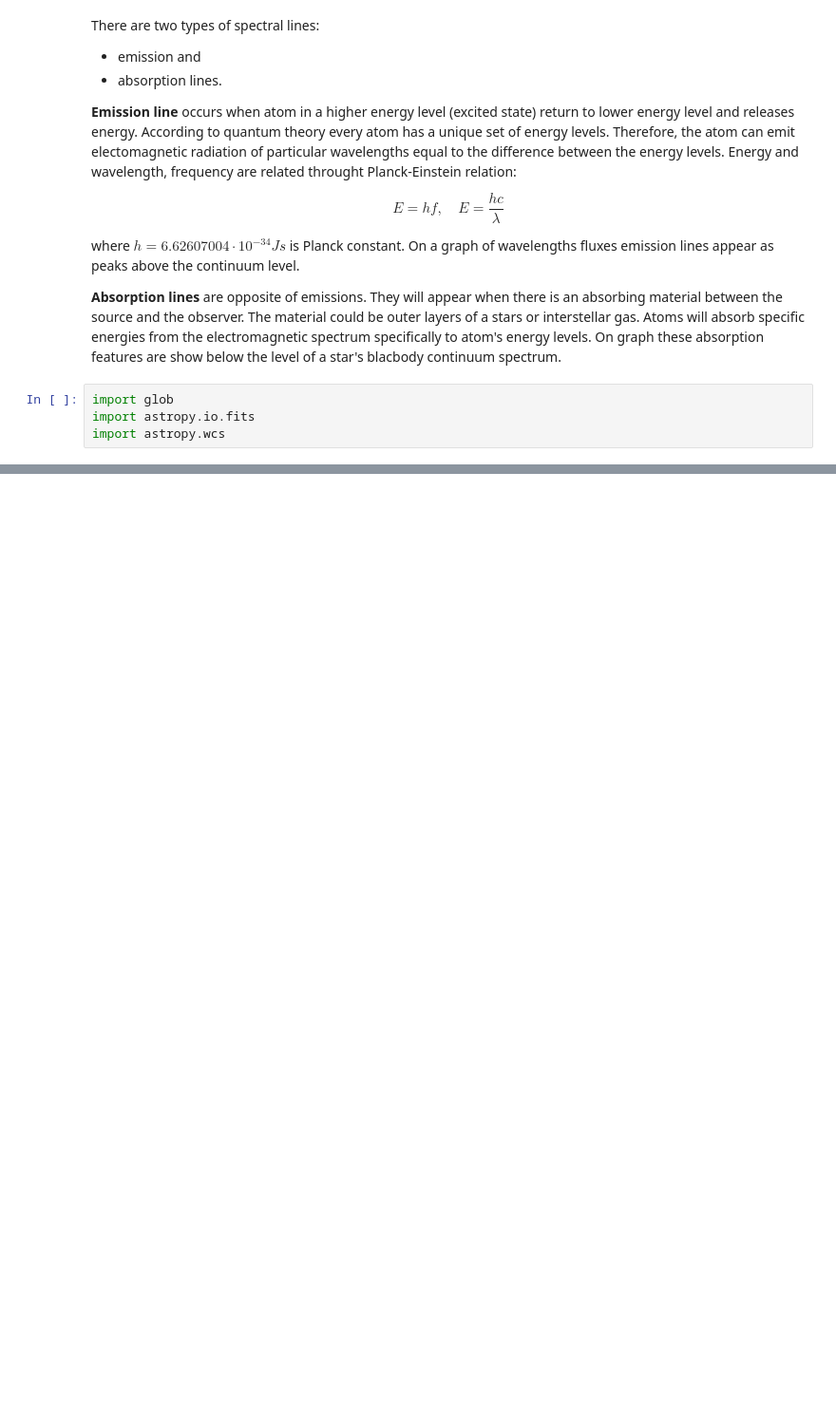
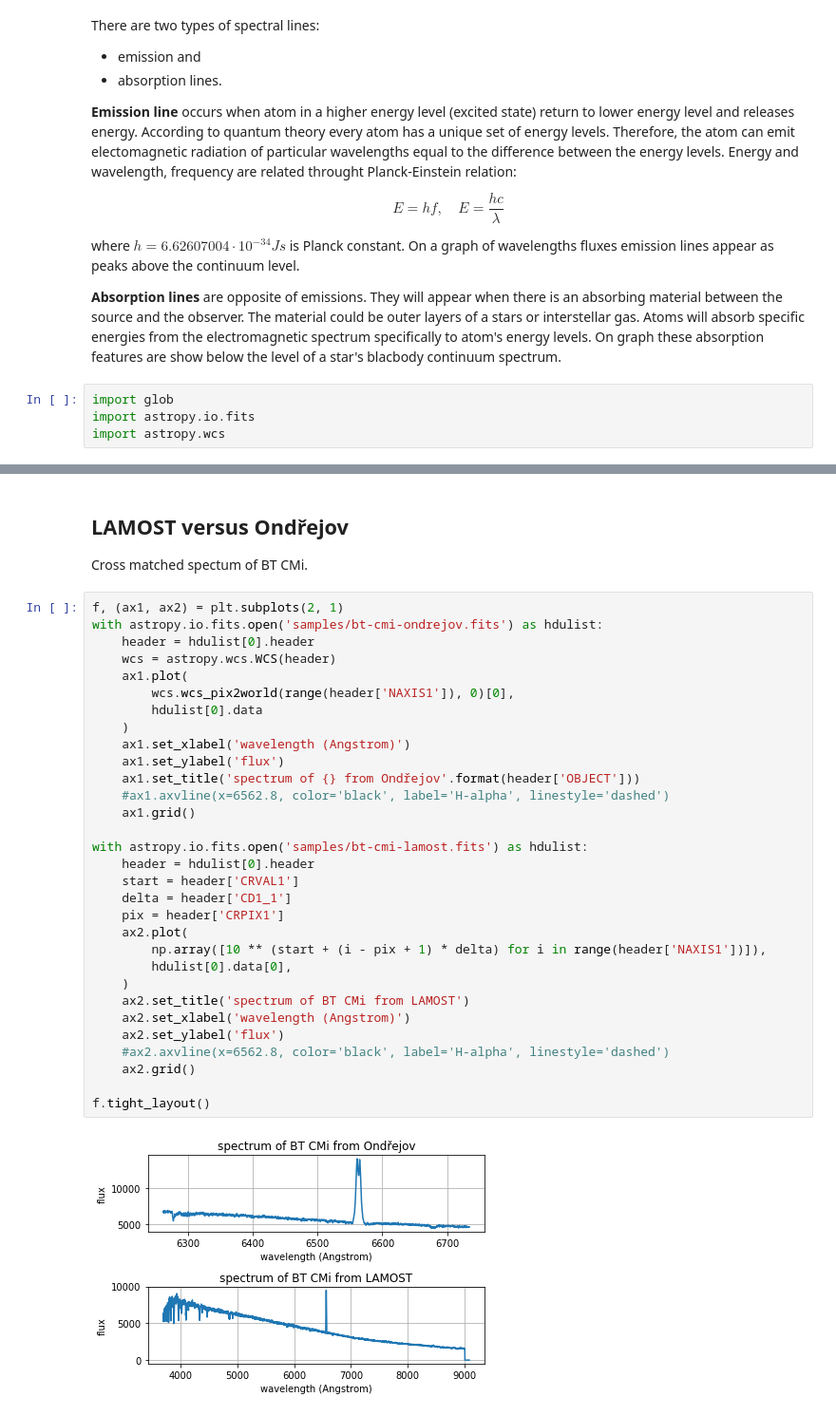
Before and after one commit to podondra/bt-spectraldl, a Jupyter notebook: notebooks/spectroscopy.ipynb, the cells around one changed output, grey strips where cells are left out. Shown at 95% size. Saved outputs shown, nothing was run; the diff lists cells and outputs as text; blank space fills up the shorter version.

```diff
--- a/notebooks/spectroscopy.ipynb
+++ b/notebooks/spectroscopy.ipynb
@@ -140,0 +154,37 @@ with astropy.io.fits.open(
+# %% [markdown]
+## LAMOST versus Ondřejov
+
+Cross matched spectum of BT CMi.
+# %%
+f, (ax1, ax2) = plt.subplots(2, 1)
+with astropy.io.fits.open('samples/bt-cmi-ondrejov.fits') as hdulist:
+    header = hdulist[0].header
+    wcs = astropy.wcs.WCS(header)
+    ax1.plot(
+        wcs.wcs_pix2world(range(header['NAXIS1']), 0)[0],
+        hdulist[0].data
+    )
+    ax1.set_xlabel('wavelength (Angstrom)')
+    ax1.set_ylabel('flux')
+    ax1.set_title('spectrum of {} from Ondřejov'.format(header['OBJECT']))
+    #ax1.axvline(x=6562.8, color='black', label='H-alpha', linestyle='dashed')
+    ax1.grid()
+
+with astropy.io.fits.open('samples/bt-cmi-lamost.fits') as hdulist:
+    header = hdulist[0].header
+    start = header['CRVAL1']
+    delta = header['CD1_1']
+    pix = header['CRPIX1']
+    ax2.plot(
+        np.array([10 ** (start + (i - pix + 1) * delta) for i in range(header['NAXIS1'])]),
+        hdulist[0].data[0],
+    )
+    ax2.set_title('spectrum of BT CMi from LAMOST')
+    ax2.set_xlabel('wavelength (Angstrom)')
+    ax2.set_ylabel('flux')
+    #ax2.axvline(x=6562.8, color='black', label='H-alpha', linestyle='dashed')
+    ax2.grid()
+
+f.tight_layout()
+# %% [output]
+[figure, added]
```
Also changed, not shown: parts of 3 cells of this notebook, 2 other files.
